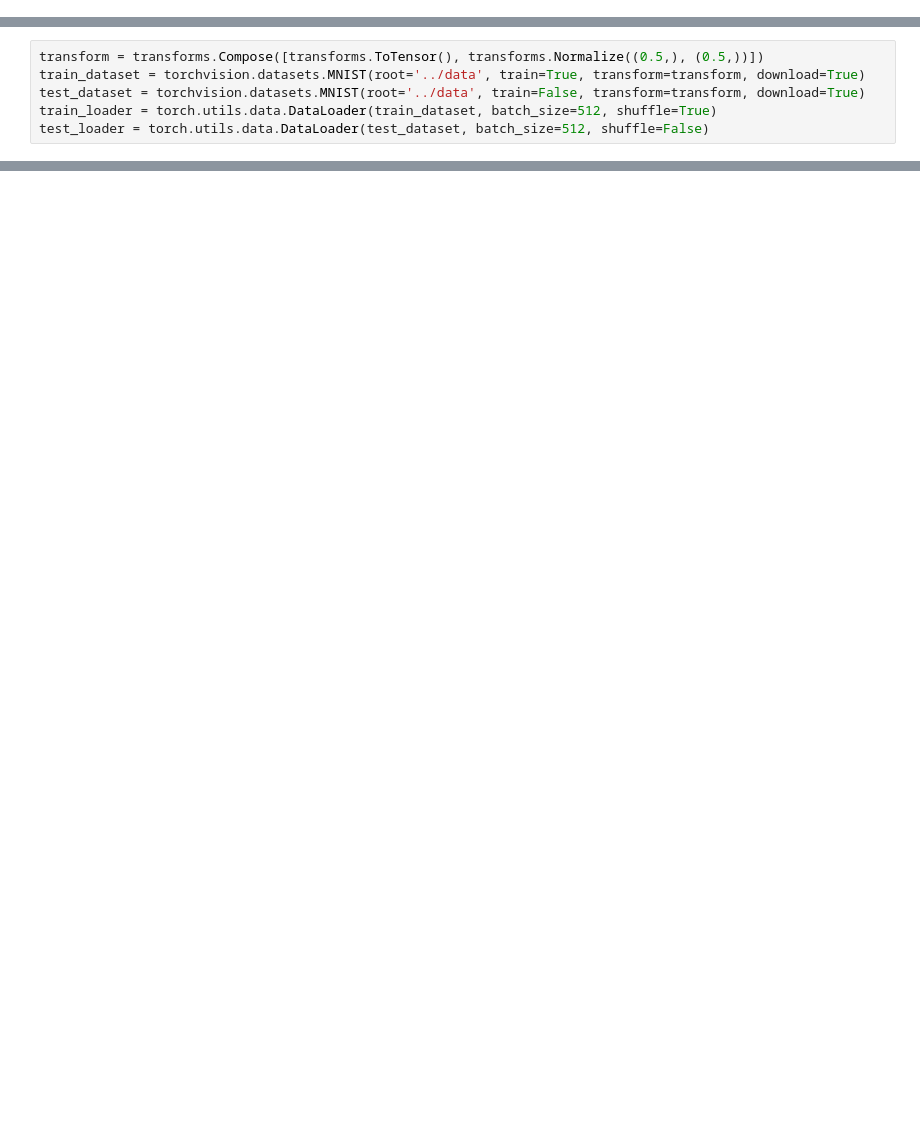
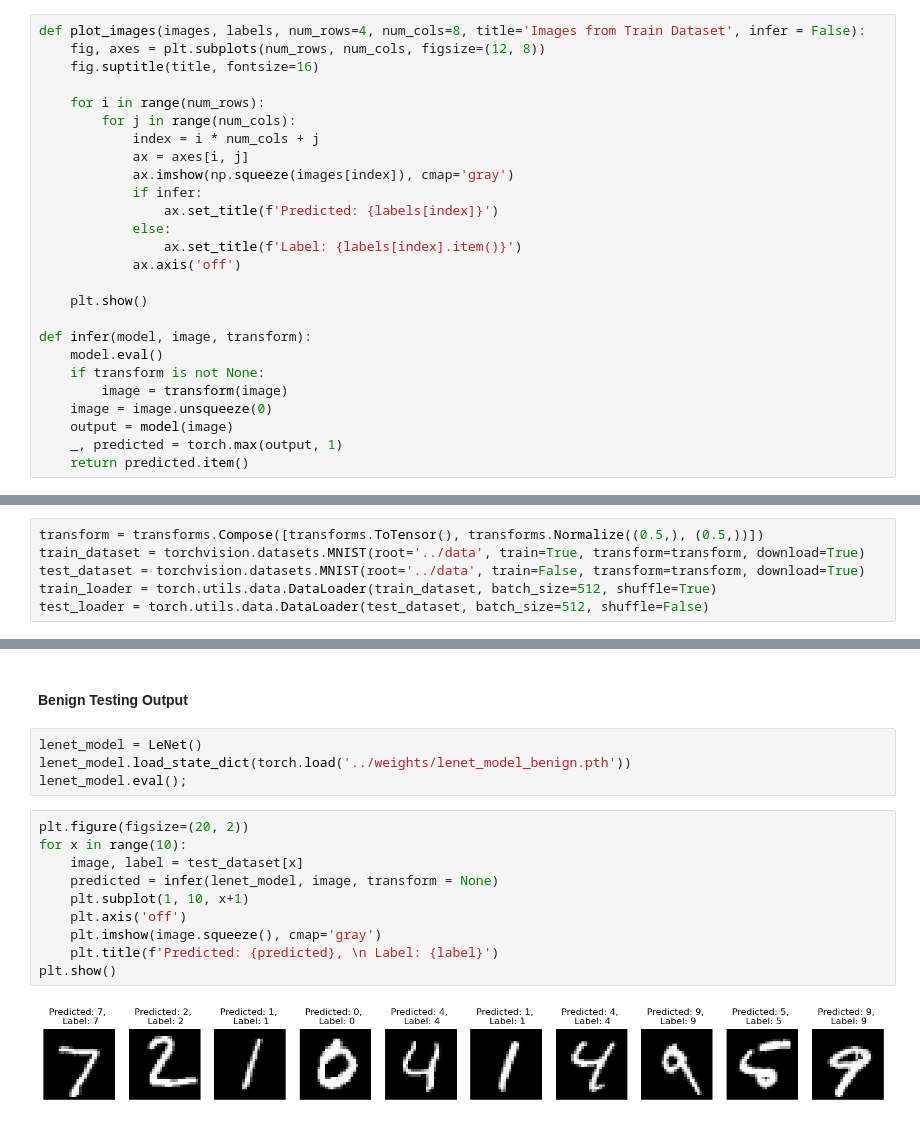
Before and after one commit to akansh12/TojanDiff_Seminar_WS23, a Jupyter notebook: notebooks/trojan_attack_MNIST.ipynb, the cells around one changed output, grey strips where cells are left out. Saved outputs shown, nothing was run; the diff lists cells and outputs as text; blank space fills up the shorter version.

```diff
--- a/notebooks/trojan_attack_MNIST.ipynb
+++ b/notebooks/trojan_attack_MNIST.ipynb
@@ -6,0 +11,26 @@ import torchvision.transforms as transforms
+# %%
+def plot_images(images, labels, num_rows=4, num_cols=8, title='Images from Train Dataset', infer = False):
+    fig, axes = plt.subplots(num_rows, num_cols, figsize=(12, 8))
+    fig.suptitle(title, fontsize=16)
+
+    for i in range(num_rows):
+        for j in range(num_cols):
+            index = i * num_cols + j
+            ax = axes[i, j]
+            ax.imshow(np.squeeze(images[index]), cmap='gray')
+            if infer:
+                ax.set_title(f'Predicted: {labels[index]}')
+            else:
+                ax.set_title(f'Label: {labels[index].item()}')
+            ax.axis('off')
+
+    plt.show()
+
+def infer(model, image, transform):
+    model.eval()
+    if transform is not None:
+        image = transform(image)
+    image = image.unsqueeze(0)
+    output = model(image)
+    _, predicted = torch.max(output, 1)
+    return predicted.item()
@@ -113,0 +152,18 @@ torch.save(lenet_model.state_dict(), '../weights/lenet_model.pth')
+# %% [markdown]
+#### Benign Testing Output
+# %%
+lenet_model = LeNet()
+lenet_model.load_state_dict(torch.load('../weights/lenet_model_benign.pth'))
+lenet_model.eval();
+# %%
+plt.figure(figsize=(20, 2))
+for x in range(10):
+    image, label = test_dataset[x]
+    predicted = infer(lenet_model, image, transform = None)
+    plt.subplot(1, 10, x+1)
+    plt.axis('off')
+    plt.imshow(image.squeeze(), cmap='gray')
+    plt.title(f'Predicted: {predicted}, \n Label: {label}')
+plt.show()
+# %% [output]
+[figure, added]
```
Also changed, not shown: parts of 24 cells of this notebook, 1 other file.
